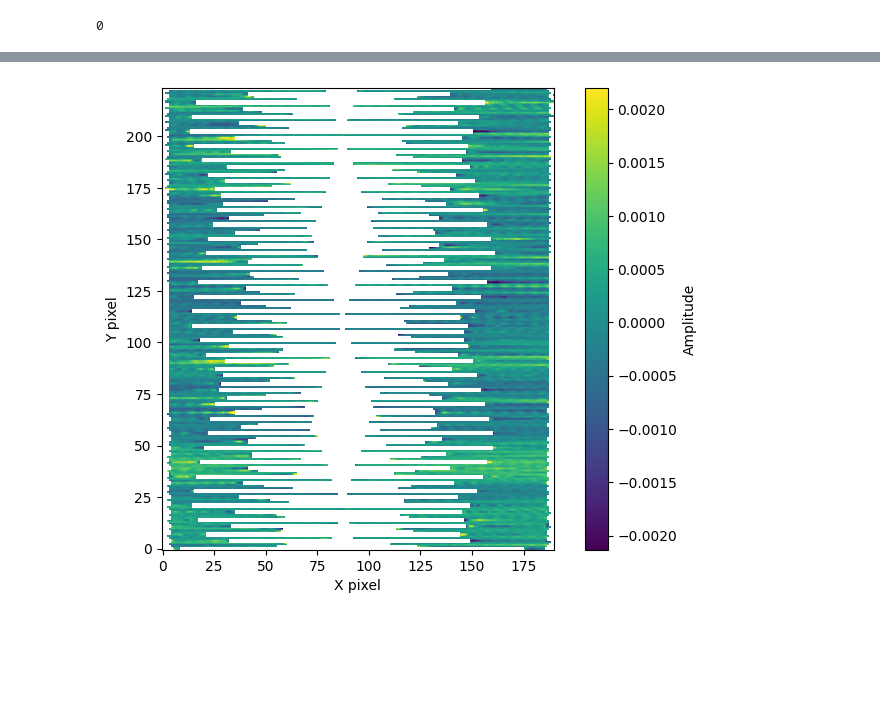
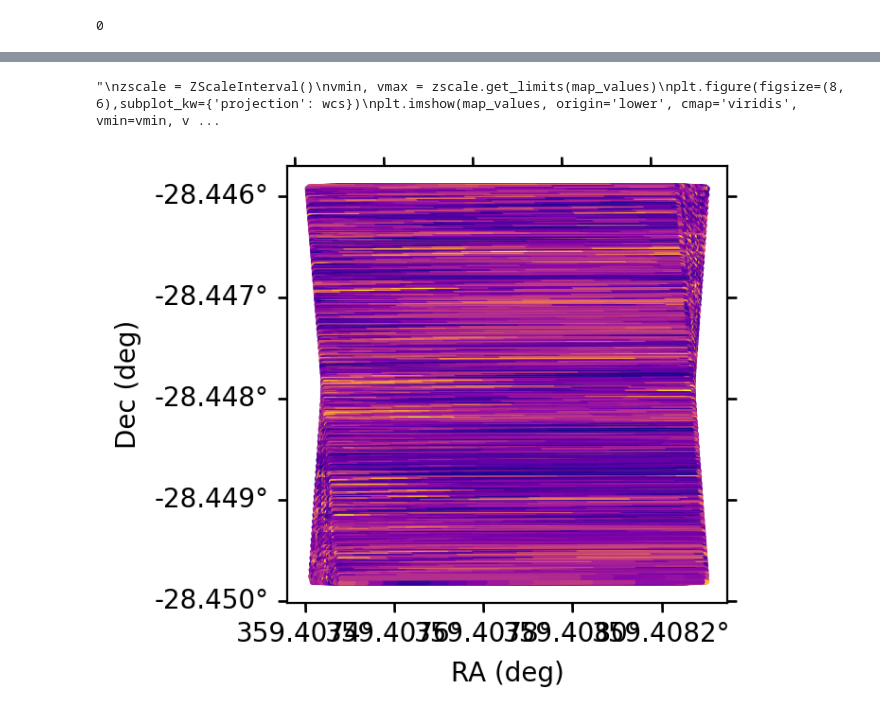
Before and after one commit to tim-balloon/TIM_analysis, a Jupyter notebook: namap/namap_notebook_example.ipynb, the cells around one changed output, grey strips where cells are left out. Drawn from its saved outputs; the diff is of its cells as text; code cells hidden in the pictures; blank space fills up the shorter version.

```diff
--- a/namap/namap_notebook_example.ipynb
+++ b/namap/namap_notebook_example.ipynb
@@ -213,11 +213,5 @@ xsc_offset = (P['xsc_offset'],P['det_offset']) #needs to be tested with real off
 corr = pt.apply_offset(P['input_ctype'], coord1_data, coord2_data, P['ctype'], xsc_offset, DT,IT, det_offset = det_off, lst = lst_data, lat = lat_data, )
 coord1slice, coord2slice = corr.correction()
 #---------------------------------
-
-fig, ax = plt.subplots(figsize=(3,3), dpi=200)
-for i in range(len(coord1slice)):
-    sc = ax.scatter(coord1slice[i], coord2slice[i], s=1)
-ax.set_xlabel('RA (deg)')
-ax.set_ylabel('Dec (deg)')
 # %% [output]
 Text(0, 0.5, 'Dec (deg)')
@@ -233,32 +227,47 @@ if P['telescope_coordinate']:
         tel = pt.utils(c1, c2, lst_data, lat_data)
         parallactic.append( tel.parallactic_angle() )
 else:
     for j, (c1, c2) in enumerate(zip(coord1slice,coord2slice)):
         parallactic.append(np.zeros_like(c1, dtype=DT))
 
 #---------------------------------
 
 #--------------------
 #Create the maps
 maps = mp.maps(P['ctype'],
             np.asarray([P['crpix'][0],P['crpix'][1]]),
             np.asarray([P['cdelt'][0],P['cdelt'][1]]),
             np.asarray([P['crval'][0], P['crval'][1]]),
             np.asarray([P['pixnum'][0],P['pixnum'][1]]),
             cleaned_data, coord1slice, coord2slice, convolution, std, P['output_map'], DT,IT,
             coadd=coadd,   parang=parallactic, params=str(P)) #noise=noise_det,telcoord = P['telescope_coordinate'],
 
 maps.wcs_proj()
+wcs = maps.w
 map_values = maps.map2d()
+
+
+fig, ax = plt.subplots(figsize=(3,3), dpi=200, subplot_kw={'projection': wcs})
+for i in range(len(coord1slice)):
+    sc = ax.scatter(coord1slice[i], coord2slice[i],  c=cleaned_data[i], cmap='plasma', s=1)
+
+ax.set_xlabel('RA (deg)')
+ax.set_ylabel('Dec (deg)')
+
+ax.coords[0].set_format_unit('deg', decimal=True)  # RA
+ax.coords[1].set_format_unit('deg', decimal=True)  # De
 #--------------------
 
+'''
 zscale = ZScaleInterval()
 vmin, vmax = zscale.get_limits(map_values)
-plt.figure(figsize=(8, 6))
+plt.figure(figsize=(8, 6),subplot_kw={'projection': wcs})
 plt.imshow(map_values, origin='lower', cmap='viridis', vmin=vmin, vmax=vmax)
 plt.colorbar(label='Amplitude')
 plt.xlabel('X pixel')
 plt.ylabel('Y pixel')
 plt.show()
+'''
 # %% [output]
+"\nzscale = ZScaleInterval()\nvmin, vmax = zscale.get_limits(map_values)\nplt.figure(figsize=(8, 6),subplot_kw={'projection': wcs})\nplt.imshow(map_values, origin='lower', cmap='viridis', vmin=vmin, v ...
-[figure, old version]
+[figure, new version]
```
Also changed, not shown: parts of 4 cells of this notebook.
